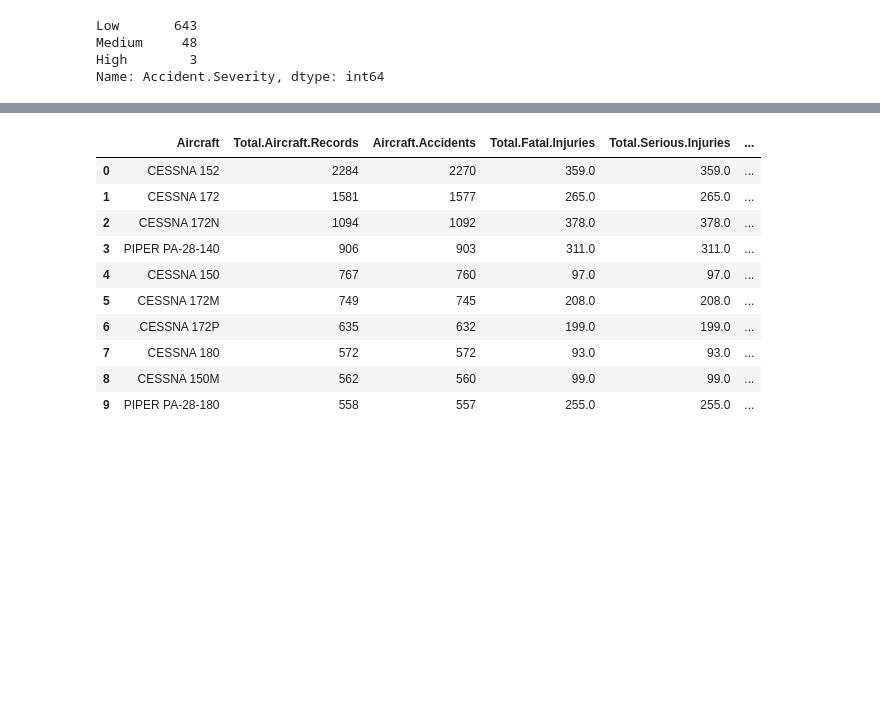
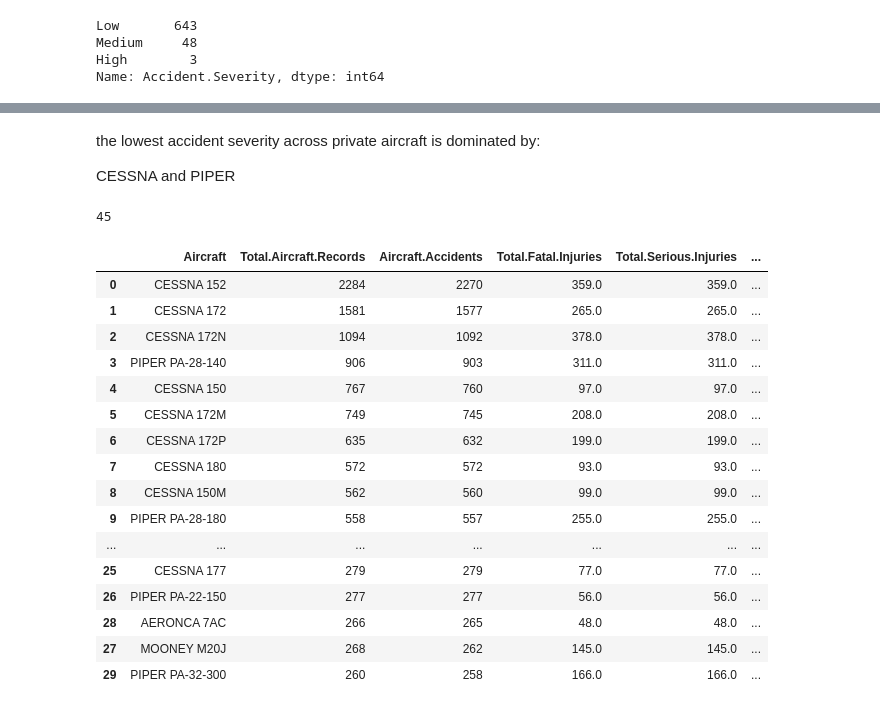
Before and after one commit to justmawi-dot/phaseONEproject, a Jupyter notebook: student.ipynb, the cells around one changed output, grey strips where cells are left out. Drawn from its saved outputs; the diff is of its cells as text; code cells hidden in the pictures; blank space fills up the shorter version.

```diff
--- a/student.ipynb
+++ b/student.ipynb
@@ -413,7 +398,10 @@ priv_injuries_df = priv_injuries.reset_index()
 priv_make = private_df.groupby('Aircraft')['Make'].first()
 priv_make_df = priv_make.reset_index()
 
-private_merged_df = (priv_records_df.merge(priv_acc_df, on='Aircraft', how='inner').merge(priv_injuries_df, on='Aircraft', how='inner').merge(priv_make_df, on='Aircraft', how='left'))
+priv_model = private_df.groupby('Aircraft')['Model'].first()
+priv_model_df = priv_model.reset_index()
+
+private_merged_df = (priv_records_df.merge(priv_acc_df, on='Aircraft', how='inner').merge(priv_injuries_df, on='Aircraft', how='inner').merge(priv_make_df, on='Aircraft', how='left').merge(priv_model_df, on='Aircraft', how='left'))
 # %%
 n_min = 10
 
@@ -526,14 +556,28 @@ Name: Accident.Severity, dtype: int64
+# %% [markdown]
+the lowest accident severity across private aircraft is dominated by:
+
+CESSNA and PIPER
+# %%
+(private_merged_df['Mean.Fatalities.per.Accident'] == 0).sum()
+# %% [output]
+45
 # %%
-private_merged_df.sort_values('Aircraft.Accidents', ascending=False).head(10)
+private_merged_df.sort_values('Aircraft.Accidents', ascending=False).head(30)
 # %% [output]
 |  | Aircraft | Total.Aircraft.Records | Aircraft.Accidents | Total.Fatal.Injuries | Total.Serious.Injuries | ... |
 | 0 | CESSNA 152 | 2284 | 2270 | 359.0 | 359.0 | ... |
 | 1 | CESSNA 172 | 1581 | 1577 | 265.0 | 265.0 | ... |
 | 2 | CESSNA 172N | 1094 | 1092 | 378.0 | 378.0 | ... |
 | 3 | PIPER PA-28-140 | 906 | 903 | 311.0 | 311.0 | ... |
 | 4 | CESSNA 150 | 767 | 760 | 97.0 | 97.0 | ... |
 | 5 | CESSNA 172M | 749 | 745 | 208.0 | 208.0 | ... |
 | 6 | CESSNA 172P | 635 | 632 | 199.0 | 199.0 | ... |
 | 7 | CESSNA 180 | 572 | 572 | 93.0 | 93.0 | ... |
 | 8 | CESSNA 150M | 562 | 560 | 99.0 | 99.0 | ... |
 | 9 | PIPER PA-28-180 | 558 | 557 | 255.0 | 255.0 | ... |
+| ... | ... | ... | ... | ... | ... | ... |
+| 25 | CESSNA 177 | 279 | 279 | 77.0 | 77.0 | ... |
+| 26 | PIPER PA-22-150 | 277 | 277 | 56.0 | 56.0 | ... |
+| 28 | AERONCA 7AC | 266 | 265 | 48.0 | 48.0 | ... |
+| 27 | MOONEY M20J | 268 | 262 | 145.0 | 145.0 | ... |
+| 29 | PIPER PA-32-300 | 260 | 258 | 166.0 | 166.0 | ... |
```
Also changed, not shown: parts of 26 cells of this notebook, 1 other file.
